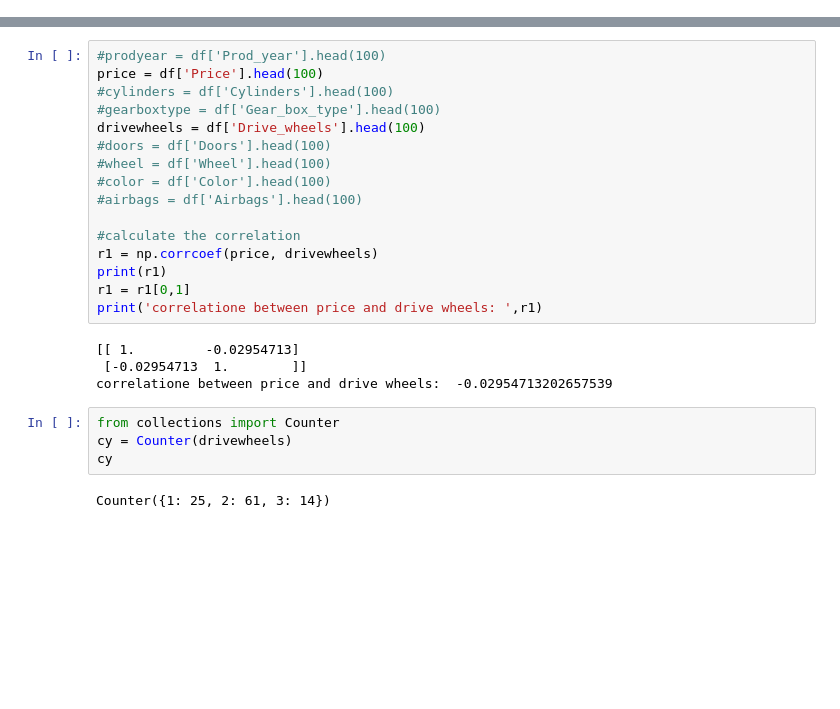
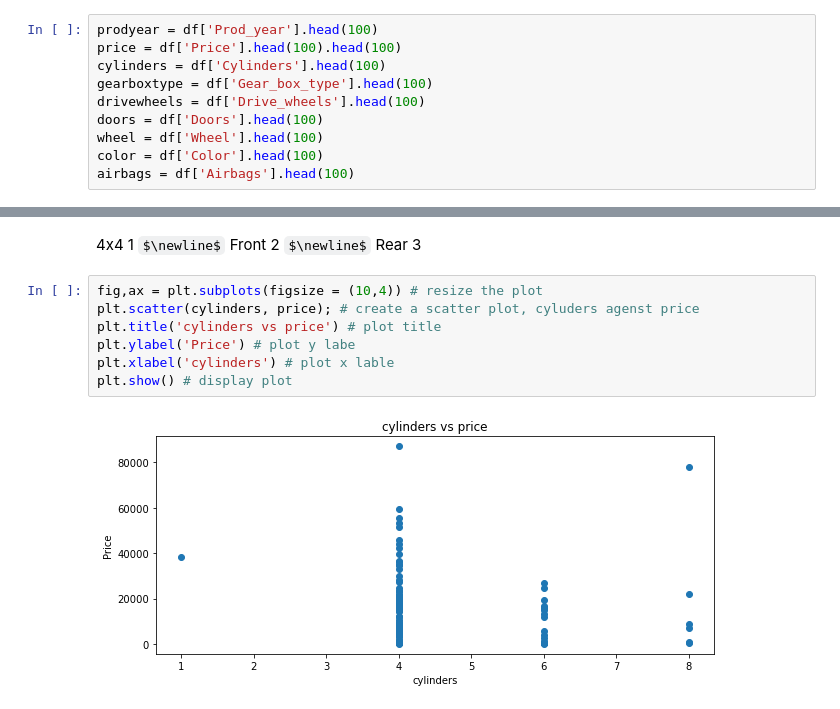
Before and after one commit to addsandwich/2022-msaai-500-final-project, a Jupyter notebook: notebooks/Maymoonah.ipynb, the cells around one changed output, grey strips where cells are left out. Drawn from its saved outputs; the diff is of its cells as text; some formulas as TeX source; blank space fills up the shorter version.

```diff
--- a/notebooks/Maymoonah.ipynb
+++ b/notebooks/Maymoonah.ipynb
@@ -28,0 +38,10 @@ df
+# %%
+prodyear = df['Prod_year'].head(100)
+price = df['Price'].head(100).head(100)
+cylinders = df['Cylinders'].head(100)
+gearboxtype = df['Gear_box_type'].head(100)
+drivewheels = df['Drive_wheels'].head(100)
+doors = df['Doors'].head(100)
+wheel = df['Wheel'].head(100)
+color = df['Color'].head(100)
+airbags = df['Airbags'].head(100)
@@ -29,26 +59,15 @@ df
+# %% [markdown]
+4x4  1
+$\newline$
+Front  2
+$\newline$
+Rear  3
 # %%
-#prodyear = df['Prod_year'].head(100)
-price = df['Price'].head(100)
-#cylinders = df['Cylinders'].head(100)
-#gearboxtype = df['Gear_box_type'].head(100)
-drivewheels = df['Drive_wheels'].head(100)
-#doors = df['Doors'].head(100)
-#wheel = df['Wheel'].head(100)
-#color = df['Color'].head(100)
-#airbags = df['Airbags'].head(100)
-
-#calculate the correlation
-r1 = np.corrcoef(price, drivewheels)
-print(r1)
-r1 = r1[0,1]
-print('correlatione between price and drive wheels: ',r1)
+fig,ax = plt.subplots(figsize = (10,4)) # resize the plot
+plt.scatter(cylinders, price); # create a scatter plot, cyluders agenst price
+plt.title('cylinders vs price') # plot title
+plt.ylabel('Price') # plot y labe
+plt.xlabel('cylinders') # plot x lable
+plt.show() # display plot
 # %% [output]
-[[ 1.         -0.02954713]
- [-0.02954713  1.        ]]
-correlatione between price and drive wheels:  -0.02954713202657539
+[figure, added]
-# %%
-from collections import Counter
-cy = Counter(drivewheels)
-cy
-# %% [output]
-Counter({1: 25, 2: 61, 3: 14})
```
Also changed, not shown: parts of 22 cells of this notebook, 1 other file.
